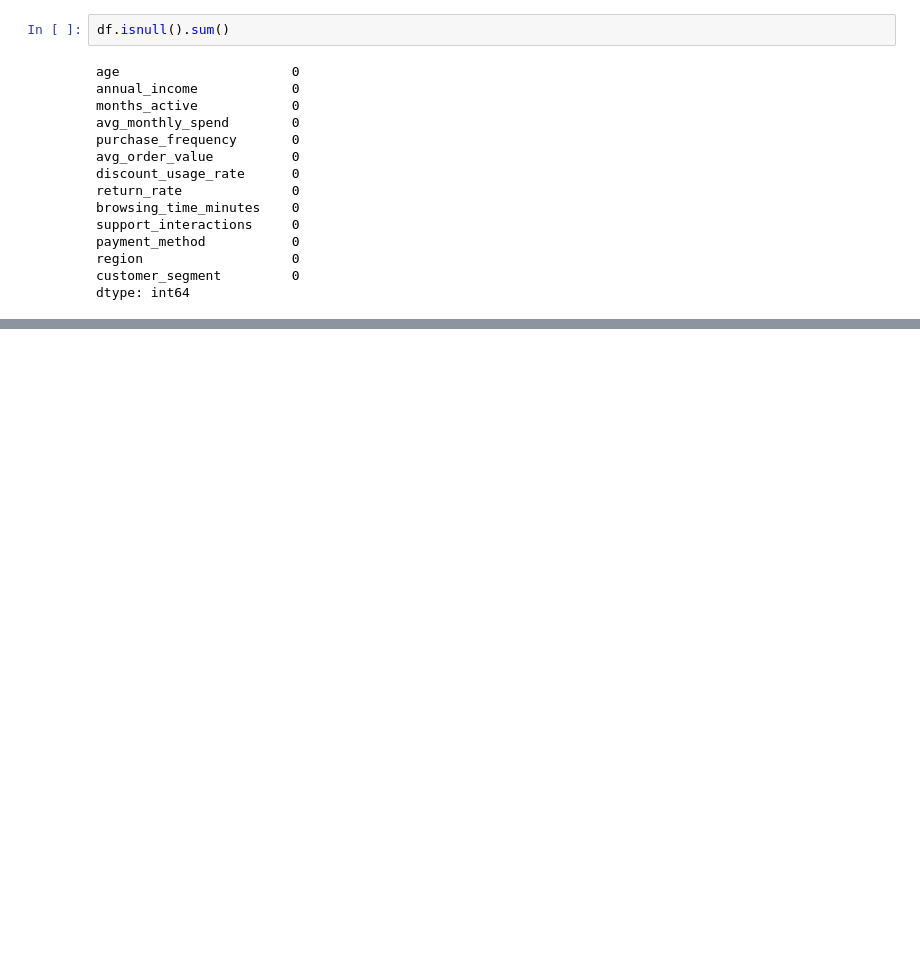
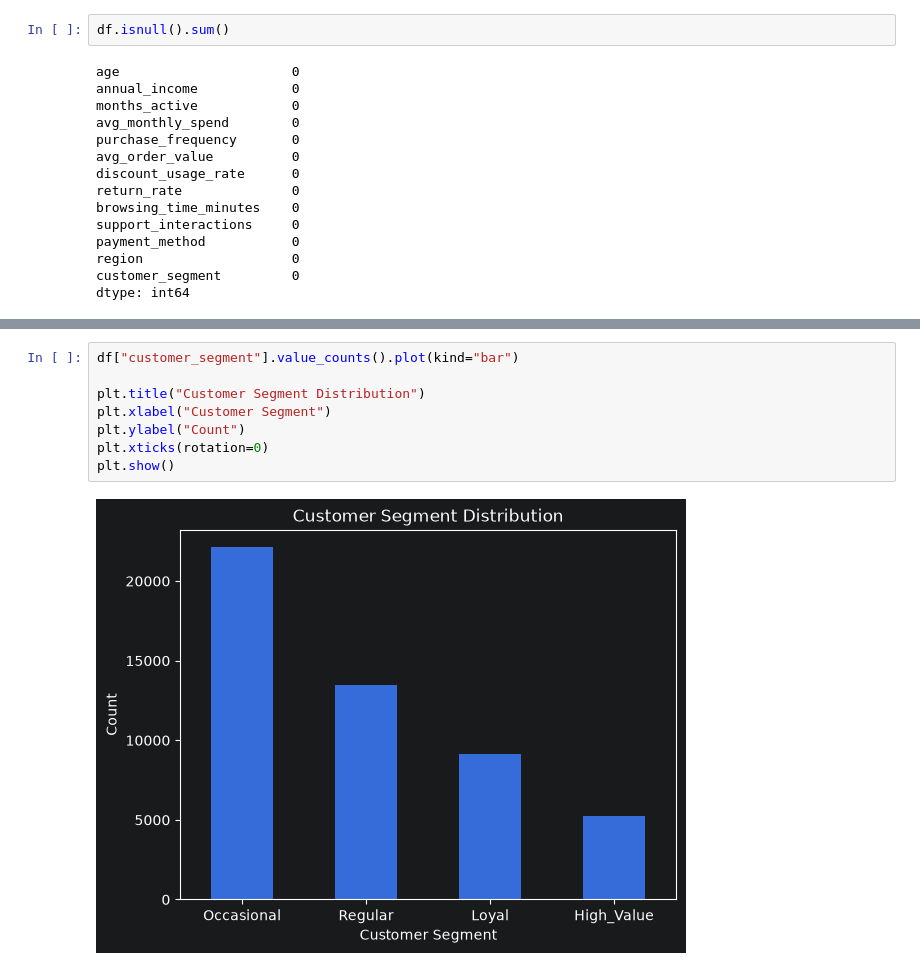
Before and after one commit to EmircanTanyildiz/Online-Retail-Customer-Segmentation, a Jupyter notebook: AI.ipynb, the cells around one changed output, grey strips where cells are left out. Saved outputs shown, nothing was run; the diff lists cells and outputs as text; blank space fills up the shorter version.

```diff
--- a/AI.ipynb
+++ b/AI.ipynb
@@ -185,0 +197,10 @@ dtype: int64
+# %%
+df["customer_segment"].value_counts().plot(kind="bar")
+
+plt.title("Customer Segment Distribution")
+plt.xlabel("Customer Segment")
+plt.ylabel("Count")
+plt.xticks(rotation=0)
+plt.show()
+# %% [output]
+[figure, added]
```
Also changed, not shown: parts of 12 cells of this notebook.
